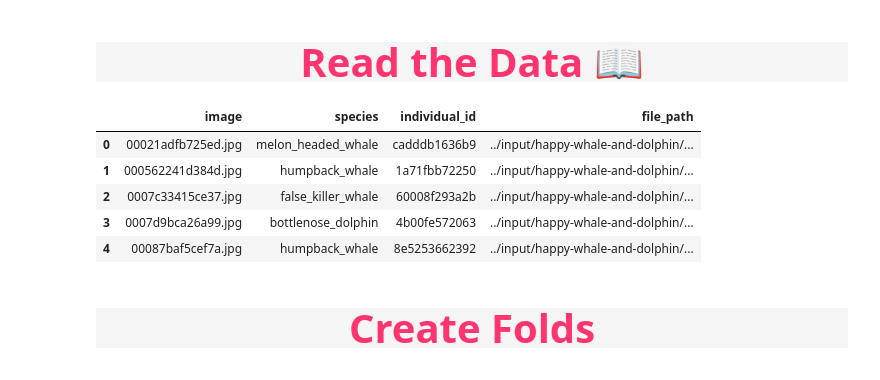
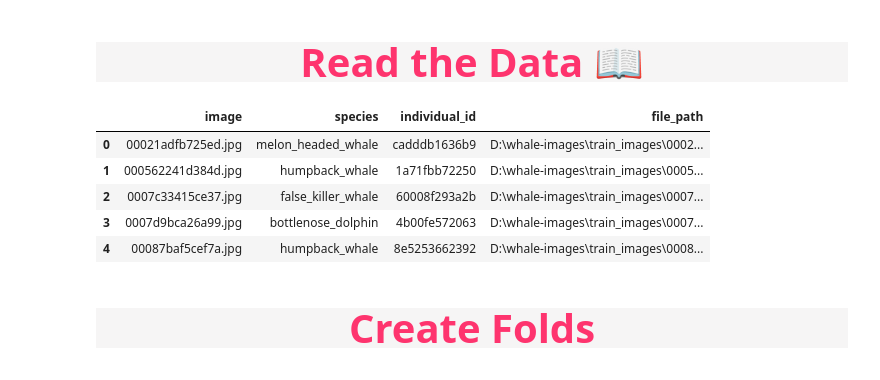
Before and after one commit to dksath/whale_competition, a Jupyter notebook: train.ipynb, the cells around one changed output. Saved outputs shown, nothing was run; the diff lists cells and outputs as text; code cells hidden in the pictures.

```diff
--- a/train.ipynb
+++ b/train.ipynb
@@ -166,19 +179,19 @@ TEST_DIR = '../input/happy-whale-and-dolphin/test_images'
 # %%
 def get_train_file_path(id):
-    return f"{TRAIN_DIR}/{id}"
+    return f"{TRAIN_DIR}\\{id}"
 # %% [markdown]
 # <h1 style = "font-family: garamond; font-size: 40px; font-style: normal; letter-spcaing: 3px; background-color: #f6f5f5; color :#fe346e; border-radius: 100px 100px; text-align:center">Read the Data 📖</h1>
 # %%
-df = pd.read_csv(f"{ROOT_DIR}/train.csv")
+df = pd.read_csv(f"{ROOT_DIR}\\train.csv")
 df['file_path'] = df['image'].apply(get_train_file_path)
 df.head()
 # %% [output]
 |  | image | species | individual_id | file_path |
-| 0 | 00021adfb725ed.jpg | melon_headed_whale | cadddb1636b9 | ../input/happy-whale-and-dolphin/... |
-| 1 | 000562241d384d.jpg | humpback_whale | 1a71fbb72250 | ../input/happy-whale-and-dolphin/... |
-| 2 | 0007c33415ce37.jpg | false_killer_whale | 60008f293a2b | ../input/happy-whale-and-dolphin/... |
-| 3 | 0007d9bca26a99.jpg | bottlenose_dolphin | 4b00fe572063 | ../input/happy-whale-and-dolphin/... |
-| 4 | 00087baf5cef7a.jpg | humpback_whale | 8e5253662392 | ../input/happy-whale-and-dolphin/... |
+| 0 | 00021adfb725ed.jpg | melon_headed_whale | cadddb1636b9 | D:\whale-images\train_images\0002... |
+| 1 | 000562241d384d.jpg | humpback_whale | 1a71fbb72250 | D:\whale-images\train_images\0005... |
+| 2 | 0007c33415ce37.jpg | false_killer_whale | 60008f293a2b | D:\whale-images\train_images\0007... |
+| 3 | 0007d9bca26a99.jpg | bottlenose_dolphin | 4b00fe572063 | D:\whale-images\train_images\0007... |
+| 4 | 00087baf5cef7a.jpg | humpback_whale | 8e5253662392 | D:\whale-images\train_images\0008... |
 # %%
 encoder = LabelEncoder()
 df['individual_id'] = encoder.fit_transform(df['individual_id'])
```
Also changed, not shown: parts of 12 cells of this notebook.
